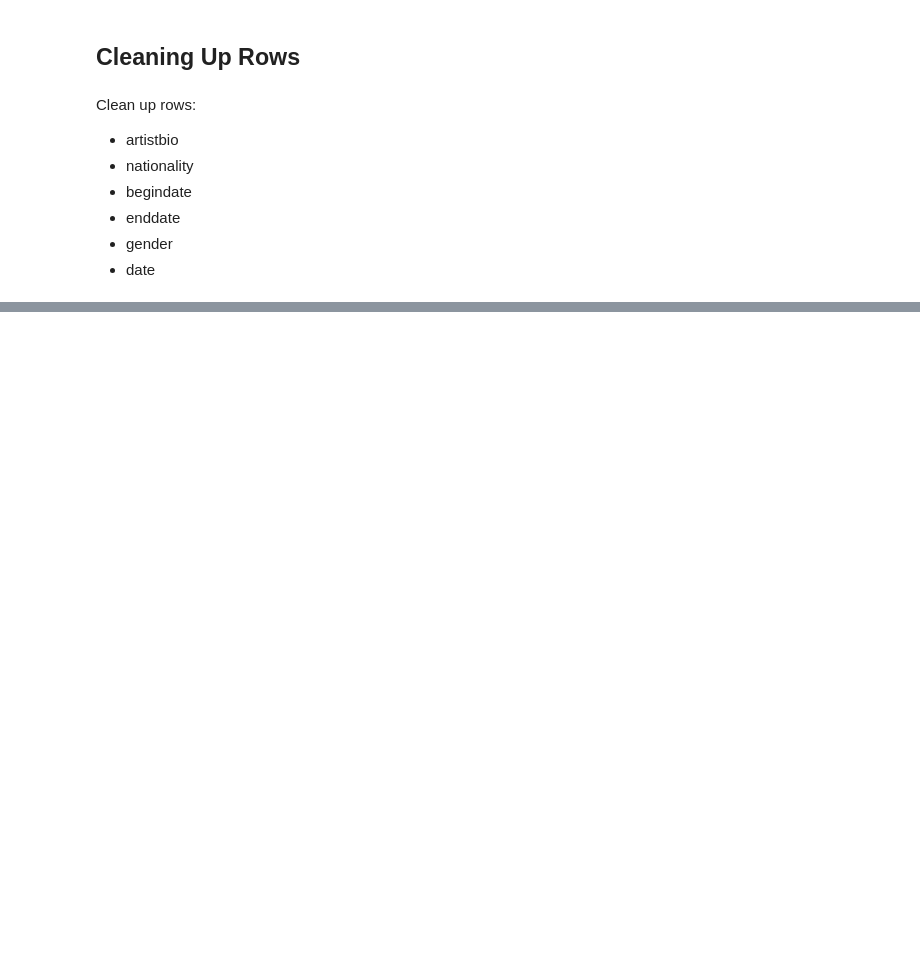
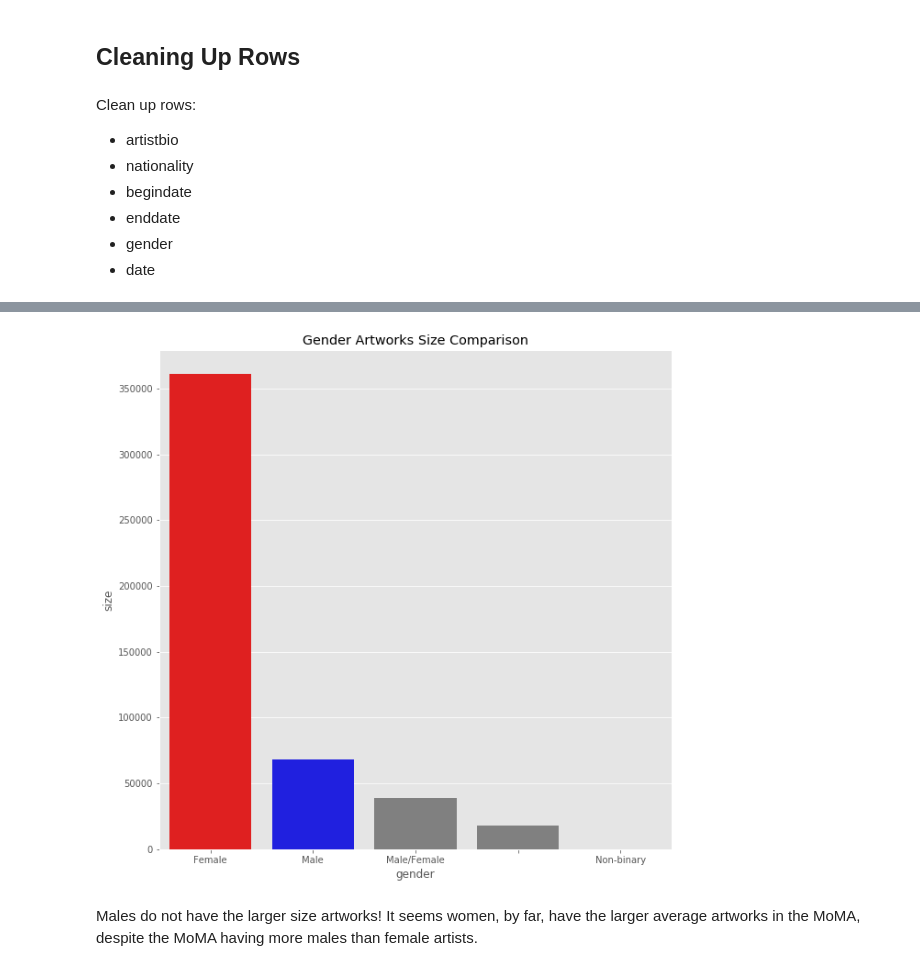
Before and after one commit to menaceonzenith/sqlpractice, a Jupyter notebook: moma_dataset/python_clean_artworks.ipynb, the cells around one changed output, grey strips where cells are left out. Drawn from its saved outputs; the diff is of its cells as text; code cells hidden in the pictures; blank space fills up the shorter version.

```diff
--- a/moma_dataset/python_clean_artworks.ipynb
+++ b/moma_dataset/python_clean_artworks.ipynb
@@ -197,0 +391,9 @@ artworks_df.to_sql('artworks_clean', db, if_exists='append', index = False)
+# %%
+figure = plt.figure(figsize = (10,10))
+plt.title('Gender Artworks Size Comparison')
+clrs = ['red' if x > 100000 else 'blue' if 10000<x<75000 else 'grey' for x in plot_values]
+sns.barplot(x = artworks_df['gender'], y = (artworks_df['size']), ci = None, order = ['Female', 'Male', 'Male/Female','', 'Non-binary'], palette = clrs);
+# %% [output]
+[figure, added]
+# %% [markdown]
+Males do not have the larger size artworks! It seems women, by far, have the larger average artworks in the MoMA, despite the MoMA having more males than female artists.
```
Also changed, not shown: parts of 19 cells of this notebook, 1 other file.
